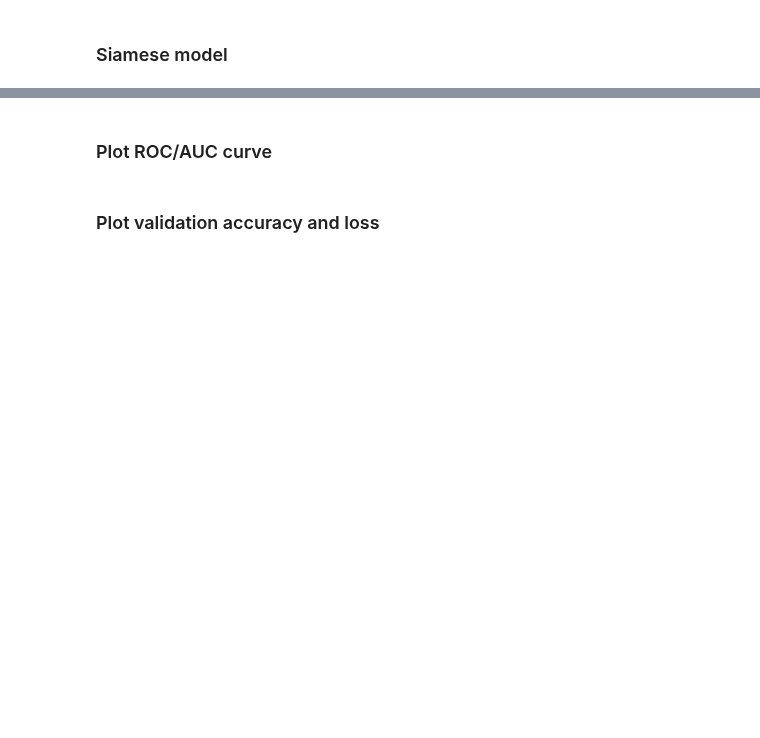
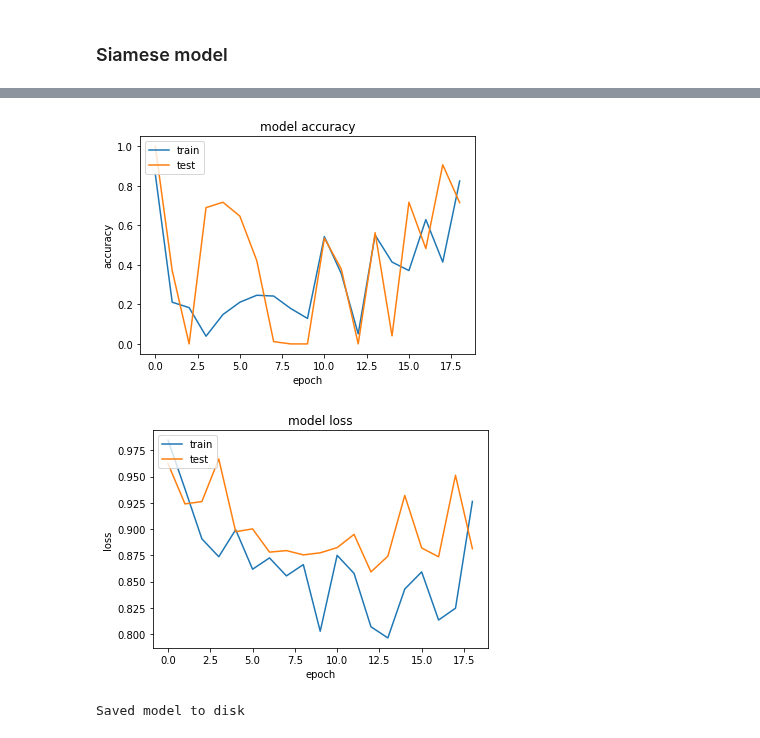
Before and after one commit to thiagomarquesrocha/siameseQAT, a Jupyter notebook: baseline.ipynb, the cells around one changed output, grey strips where cells are left out. Saved outputs shown, nothing was run; the diff lists cells and outputs as text; code cells hidden in the pictures; blank space fills up the shorter version.

```diff
--- a/baseline.ipynb
+++ b/baseline.ipynb
@@ -261,11 +435,12 @@ Wall time: 2.32 s
 # %%
 %%time
 
-batch_size = 128
+batch_size = 1
+batch_size_test = 512
 
 # we want a constant validation group to have a frame of reference for model performance
 train_gen = siam_gen(bug_dir, batch_size, 1)
-valid_input_sample, valid_input_pos, valid_input_neg, valid_sim = batch_iterator(bug_dir, 64, 1)
+valid_input_sample, valid_input_pos, valid_input_neg, valid_sim = batch_iterator(bug_dir, batch_size_test, 1)
 test_gen = ([valid_input_sample['title'], valid_input_pos['title'], valid_input_neg['title'],
              valid_input_sample['description'], valid_input_pos['description'], valid_input_neg['description']], valid_sim)
 # %% [output]
@@ -504,7 +640,7 @@ class MarginLoss(keras.layers.Layer):
     bug_in, bug_pos, bug_neg  = inputs
     loss = self.distance(bug_in, bug_pos, bug_neg)
     self.add_loss(loss, inputs=inputs)
-    return bug_in
+    return inputs
   def distance(self, bug_in, bug_pos, bug_neg):
     dis_pos, dis_neg = self.cos_distance(bug_in, bug_pos), self.cos_distance(bug_in, bug_neg)
     ep = 1
@@ -527,12 +663,9 @@ class MarginLoss(keras.layers.Layer):
     y_pred = self.l2_normalize(y_pred, axis=-1)
     return K.mean(1 - K.sum((y_true * y_pred), axis=-1))
 
-def identity_loss(y_true, y_pred):
-    return K.mean(y_pred - 0 * y_true)
-
 # define the margin loss like hinge loss
 def margin_loss(y_true, y_pred):
-    lamb, margin = 0.5, 0.1
+    lamb, margin = 0.5, 1
     return K.sum(y_true * K.square(K.relu(1 - margin - y_pred)) + lamb * (
         1 - y_true) * K.square(K.relu(y_pred - margin)), axis=-1)
 # %%
@@ -625,10 +713,32 @@ ________________________________________________________________________________
 # %%
 %%time
 
+from keras.callbacks import EarlyStopping
+
 # early = EarlyStopping(monitor='loss', patience = 5, min_delta=0, verbose=0)
 
+keras.backend.clear_session()
+
+cnn_feature_model = cnn_model(embeddings=embedding_matrix,
+                              num_words=len(word_index) + 1,
+                              embedding_dim=EMBEDDING_DIM,
+                              max_sequence_length=MAX_SEQUENCE_LENGTH_D,
+                              trainable=False)
+
+lstm_feature_model = lstm_model(embeddings=embedding_matrix,
+                              num_words=len(word_index) + 1,
+                              embedding_dim=EMBEDDING_DIM,
+                              max_sequence_length=MAX_SEQUENCE_LENGTH_T,
+                              trainable=False)
+
+similarity_model = siamese_model(MAX_SEQUENCE_LENGTH_T, MAX_SEQUENCE_LENGTH_D)
+
+# cnn_feature_model.summary()
+# lstm_feature_model.summary()
+similarity_model.summary()
+
 h = similarity_model.fit_generator(train_gen,
-                               steps_per_epoch = 10,
+                               steps_per_epoch = 256,
                                validation_data=test_gen,
-                                             epochs = 10,
-                                             verbose = True) # validation_steps=10
+                                             epochs = 100,
+                                             verbose = True)
@@ -645,4 +744,0 @@ StopIteration:
-# %% [markdown]
-### Plot ROC/AUC curve
-# %% [markdown]
-### Plot validation accuracy and loss
@@ -707,0 +745,11 @@ def show_model_output(valid_a, valid_b, valid_sim, model, nb_examples = 3):
+# %%
+validation_accuracy_loss(h)
+# %% [output]
+[figure, added]
+[figure, added]
+# %%
+name = 'baseline_20epoch_256steps_512batch(test)'
+save_model(similarity_model, name)
+save_result(h, name)
+# %% [output]
+Saved model to disk
```
Also changed, not shown: parts of 46 cells of this notebook.
